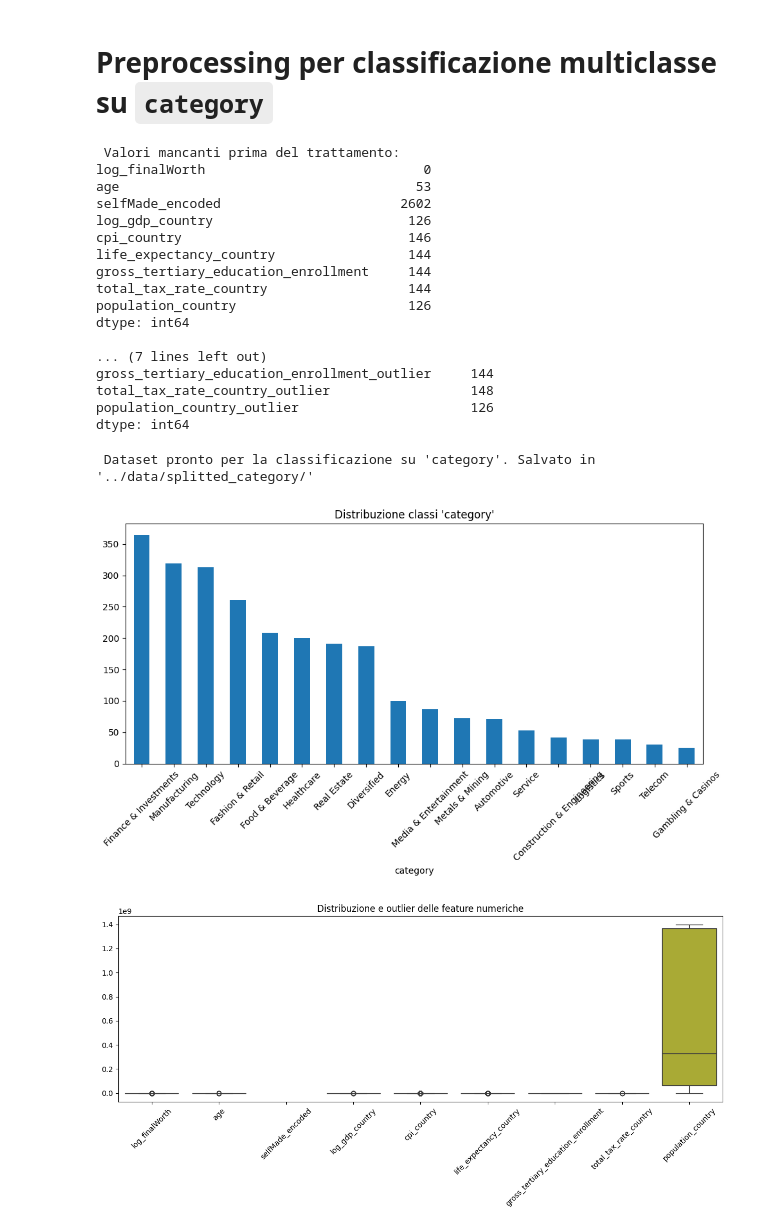
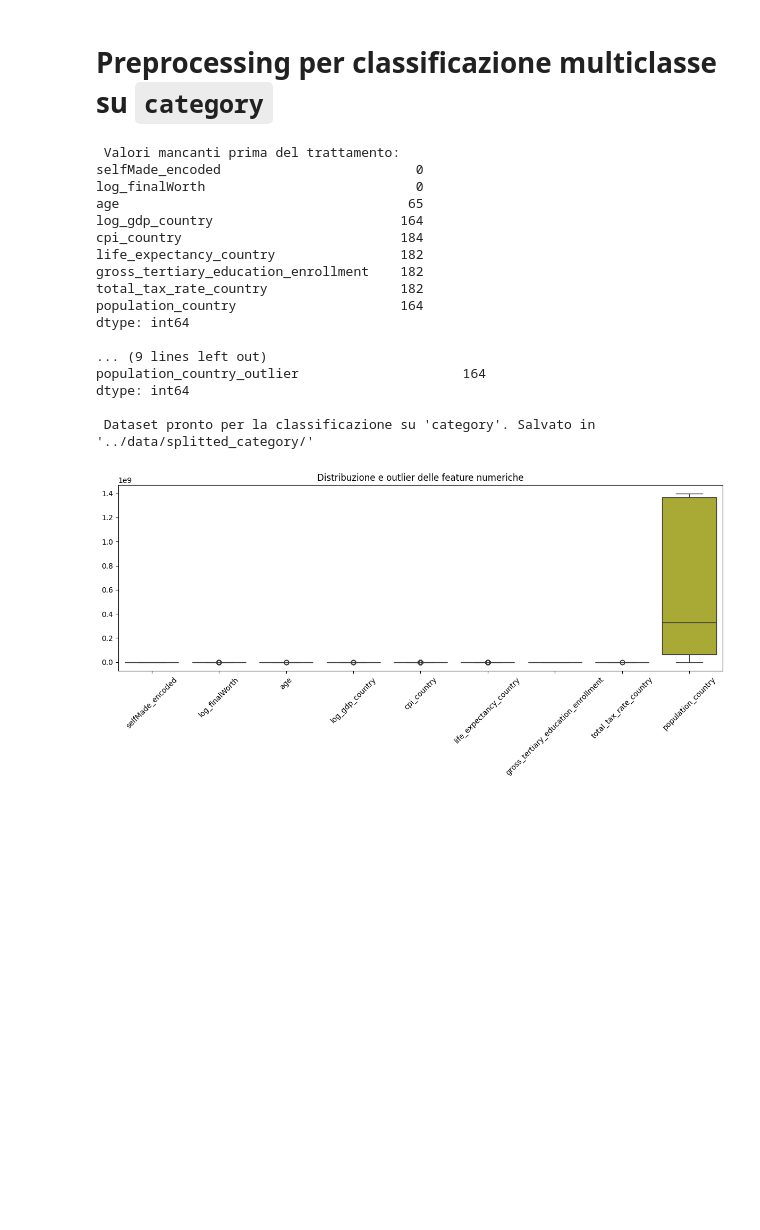
Before and after one commit to angelopaldino/progetto-data-mining, a Jupyter notebook: notebooks/10_preprocessing_category.ipynb, the cells around one changed output. Drawn from its saved outputs; the diff is of its cells as text; code cells hidden in the pictures; blank space fills up the shorter version.

Commit message:
dt su category

```diff
--- a/notebooks/10_preprocessing_category.ipynb
+++ b/notebooks/10_preprocessing_category.ipynb
@@ -28,14 +28,17 @@ df['gdp_country'] = pd.to_numeric(df['gdp_country'], errors='coerce')
 # === 2. Trasformazioni logaritmiche ===
 df["log_finalWorth"] = np.log1p(df["finalWorth"])
 df["log_gdp_country"] = np.log1p(df["gdp_country"])
-df["selfMade_encoded"] = df["selfMade"].map({"True": 1, "False": 0})
+df["selfMade_encoded"] = df["selfMade"].map({True: 1, False: 0})
+
+
+
 
 # === 3. Selezione colonne utili ===
 numerical_cols = ['selfMade_encoded', 'log_finalWorth', 'age', 'log_gdp_country', 'cpi_country',
                   'life_expectancy_country', 'gross_tertiary_education_enrollment',
                   'total_tax_rate_country', 'population_country']
 
-categorical_cols = ['country', 'industries', 'source', 'gender', 'status']
+categorical_cols = ['country', 'source', 'gender', 'status']
 
 # === 4. Gestione NaN ===
 print("\n Valori mancanti prima del trattamento:")
@@ -69,6 +72,9 @@ le = LabelEncoder()
 y_encoded = le.fit_transform(y) # trasformo tutte le variabili target in 0,1,2... più facili da gestire per fgli algoritmi di classificazione
 joblib.dump(le, "../models/label_encoder_category.joblib")
 
+df = df.drop(columns=["category"])
+
+
 
 # === 8. Costruzione dataset finale ===
 X = pd.concat([df[numerical_cols], categorical_encoded], axis=1)
@@ -77,53 +83,44 @@ X = pd.concat([df[numerical_cols], categorical_encoded], axis=1)
 mask = y.notna()
 X = X[mask]
 y_encoded = y_encoded[mask]
 
 # === 10. Split train/test ===
 X_train, X_test, y_train, y_test = train_test_split(
     X, y_encoded, test_size=0.3, random_state=42, stratify=y_encoded
 )
 
 # === 11. Salvataggio ===
 X_train.to_csv(os.path.join(OUTPUT_DIR, "X_train.csv"), index=False)
 X_test.to_csv(os.path.join(OUTPUT_DIR, "X_test.csv"), index=False)
 pd.Series(y_train, name="category_encoded").to_csv(os.path.join(OUTPUT_DIR, "y_train.csv"), index=False)
 pd.Series(y_test, name="category_encoded").to_csv(os.path.join(OUTPUT_DIR, "y_test.csv"), index=False)
 
 print("\n Dataset pronto per la classificazione su 'category'. Salvato in '../data/splitted_category/'")
 
-# === 12. Visualizzazione distribuzione categorie ===
-plt.figure(figsize=(10, 6))
-df['category'].value_counts().plot(kind='bar')
-plt.title("Distribuzione classi 'category'")
-plt.xticks(rotation=45)
-plt.tight_layout()
-plt.show()
 
 # === 13. Visualizzazione outlier ===
 plt.figure(figsize=(12, 6))
 sns.boxplot(data=df[numerical_cols])
 plt.title("Distribuzione e outlier delle feature numeriche")
 plt.xticks(rotation=45)
 plt.tight_layout()
 plt.show()
 # %% [output]
  Valori mancanti prima del trattamento:
-log_finalWorth                            0
-age                                      53
-selfMade_encoded                       2602
-log_gdp_country                         126
-cpi_country                             146
-life_expectancy_country                 144
-gross_tertiary_education_enrollment     144
-total_tax_rate_country                  144
-population_country                      126
+selfMade_encoded                         0
+log_finalWorth                           0
+age                                     65
+log_gdp_country                        164
+cpi_country                            184
+life_expectancy_country                182
+gross_tertiary_education_enrollment    182
+total_tax_rate_country                 182
+population_country                     164
 dtype: int64
 
-... (7 lines left out)
-gross_tertiary_education_enrollment_outlier     144
-total_tax_rate_country_outlier                  148
-population_country_outlier                      126
+... (9 lines left out)
+population_country_outlier                     164
 dtype: int64
+
+ Dataset pronto per la classificazione su 'category'. Salvato in '../data/splitted_category/'
- Dataset pronto per la classificazione su 'category'. Salvato in '../data/splitted_category/'
-[figure, old version]
+[figure, new version]
-[figure, removed]
```
Also changed, not shown: parts of 1 cell of this notebook, 2 other files.
